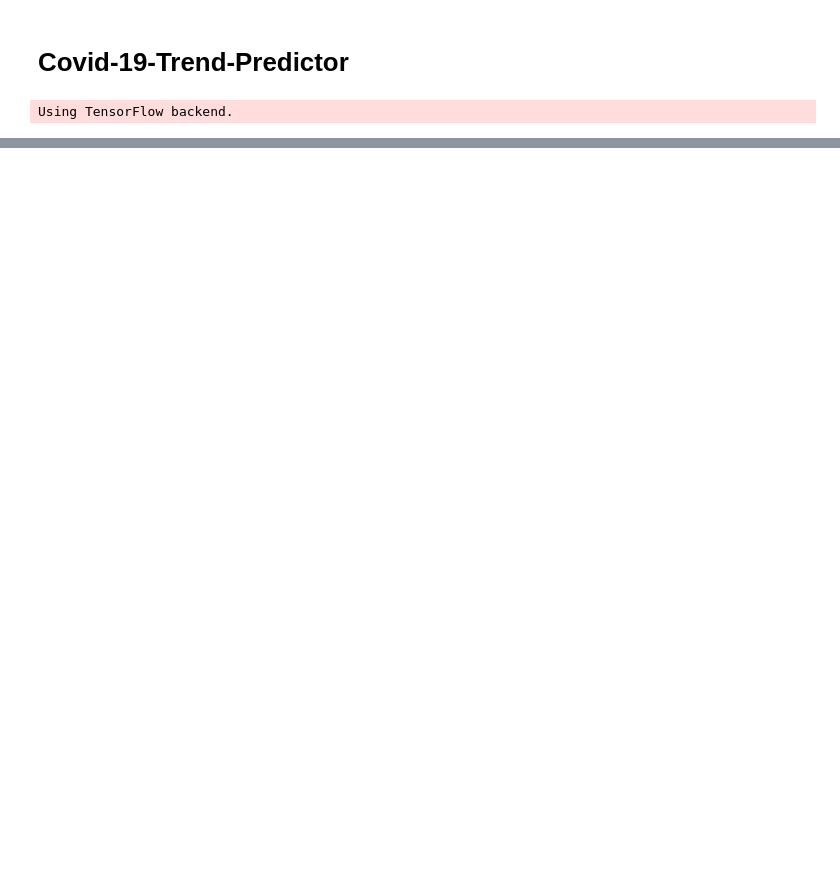
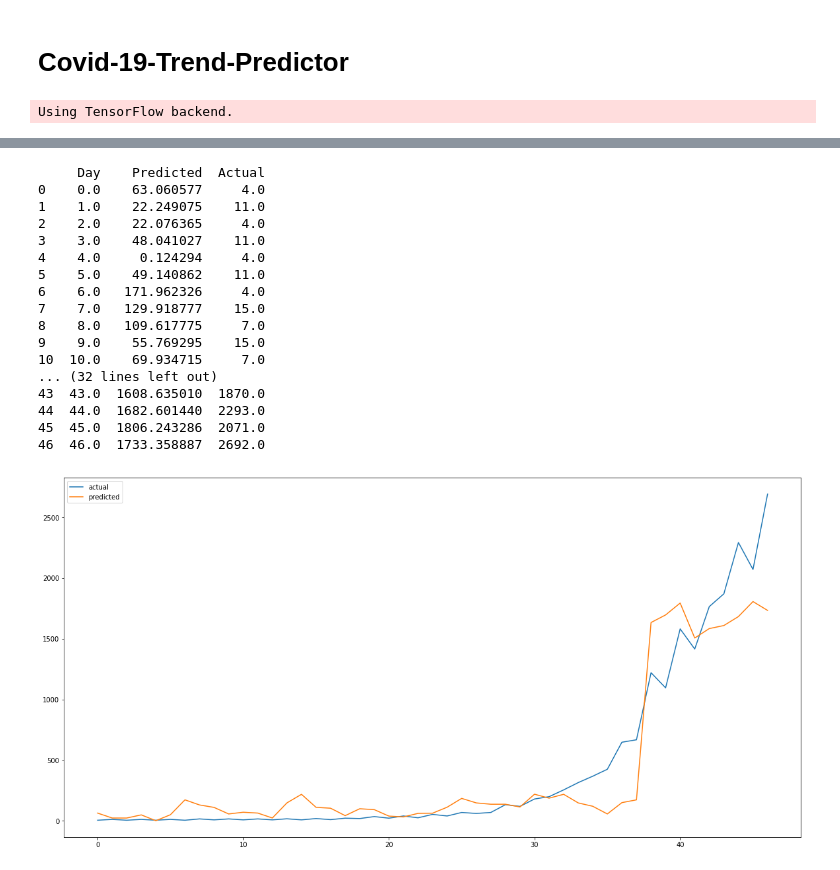
Before and after one commit to abdulsmapara/Covid-19-Trend-Predictor, a Jupyter notebook: src/covid-19-trend-predictor.ipynb, the cells around one changed output, grey strips where cells are left out. Saved outputs shown, nothing was run; the diff lists cells and outputs as text; code cells hidden in the pictures; blank space fills up the shorter version.

```diff
--- a/src/covid-19-trend-predictor.ipynb
+++ b/src/covid-19-trend-predictor.ipynb
@@ -145,0 +278,43 @@ array([[['Australia', 0.0, '2/19/2020', 0.4375, 0.5833333333333334, 0]],
+# %%
+import math
+from sklearn.metrics import mean_squared_error
+from sklearn.metrics import classification_report, confusion_matrix, accuracy_score
+from pandas import DataFrame
+
+y_pred = model.predict(test_X, batch_size=batch_size)
+i = 0
+
+comparision_data = DataFrame()
+
+for x,y,actual in zip(test_X, y_pred,test_y):
+    comparision_data.at[i,'Day']=i
+
+    comparision_data.at[i,'Predicted'] = y[0]
+    comparision_data.at[i,'Actual'] = actual
+    i+=1
+print(comparision_data)
+plt.figure(figsize=(20,10))
+#plt.plot(scaler.inverse_transform(scaled))
+plt.plot(test_y,label='actual')
+plt.plot(y_pred,label='predicted')
+plt.legend()
+plt.show()
+# %% [output]
+     Day    Predicted  Actual
+0    0.0    63.060577     4.0
+1    1.0    22.249075    11.0
+2    2.0    22.076365     4.0
+3    3.0    48.041027    11.0
+4    4.0     0.124294     4.0
+5    5.0    49.140862    11.0
+6    6.0   171.962326     4.0
+7    7.0   129.918777    15.0
+8    8.0   109.617775     7.0
+9    9.0    55.769295    15.0
+10  10.0    69.934715     7.0
+... (32 lines left out)
+43  43.0  1608.635010  1870.0
+44  44.0  1682.601440  2293.0
+45  45.0  1806.243286  2071.0
+46  46.0  1733.358887  2692.0
+[figure, added]
```
Also changed, not shown: parts of 9 cells of this notebook.
